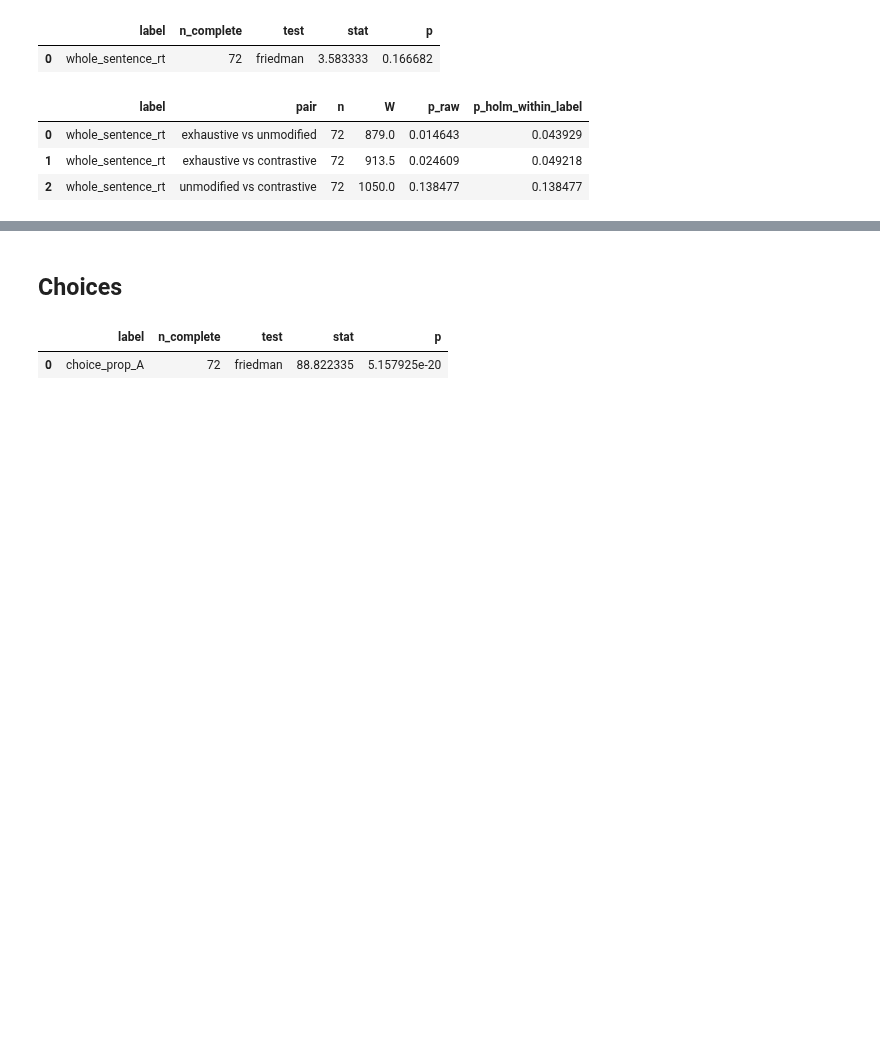
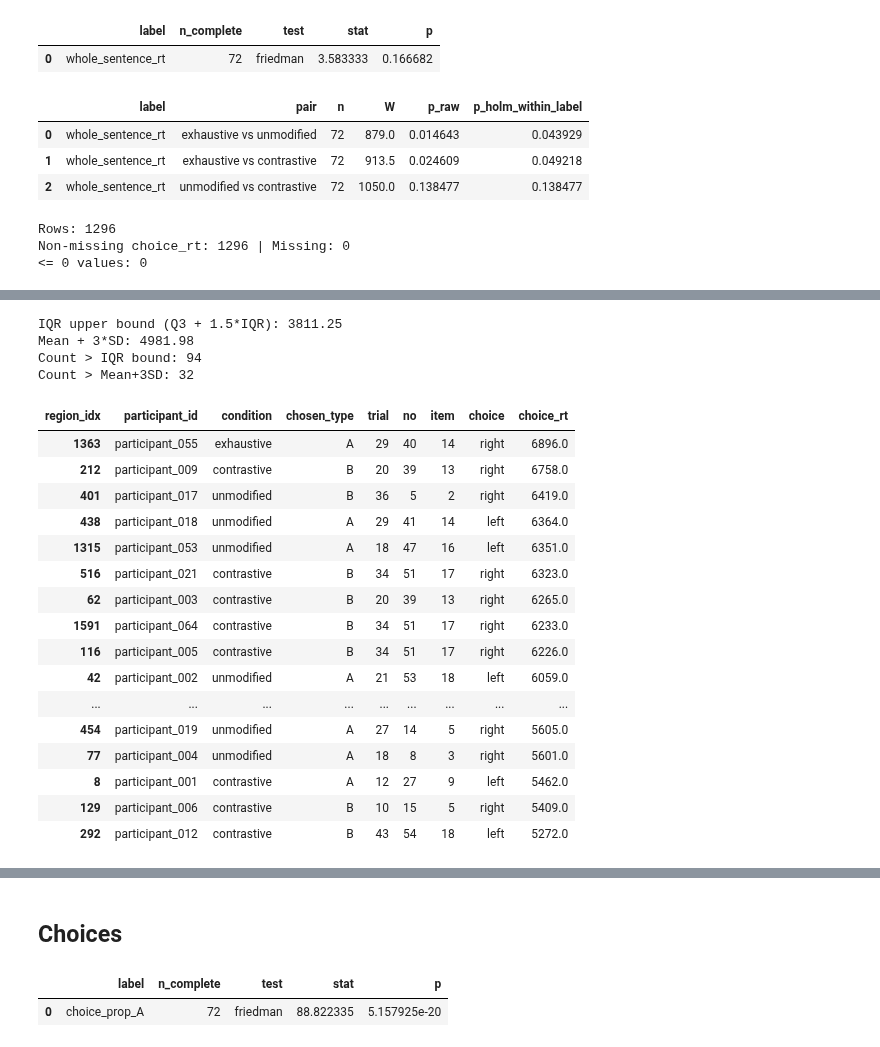
Before and after one commit to partigabor/hungarian-focus-exhaustivity, a Jupyter notebook: experiment_data_processing.ipynb, the cells around one changed output, grey strips where cells are left out. Cells and saved outputs as stored; diff of their text form; code cells hidden in the pictures; blank space fills up the shorter version.

```diff
--- a/experiment_data_processing.ipynb
+++ b/experiment_data_processing.ipynb
@@ -2180,0 +2355,58 @@ except Exception:
+# %%
+# Descriptive diagnostics for trial-level choice_rt
+col = 'choice_rt'
+if col not in events_df.columns:
+    raise ValueError(f"'{col}' not found in events_df")
+
+tmp = events_df.copy()
+tmp[col] = pd.to_numeric(tmp[col], errors='coerce')
+
+# 1) Overall summary
+s = tmp[col]
+print(f"Rows: {len(tmp)}")
+print(f"Non-missing {col}: {s.notna().sum()} | Missing: {s.isna().sum()}")
+print(f"<= 0 values: {(s <= 0).sum()}")
+
+overall = s.describe(percentiles=[0.01, 0.05, 0.10, 0.25, 0.50, 0.75, 0.90, 0.95, 0.99])
+display(overall.to_frame(name=col))
+
+# 2) Outlier checks
+q1, q3 = s.quantile(0.25), s.quantile(0.75)
+iqr = q3 - q1
+iqr_hi = q3 + 1.5 * iqr
+sd_hi = s.mean() + 3 * s.std()
+
+print(f"IQR upper bound (Q3 + 1.5*IQR): {iqr_hi:.2f}")
+print(f"Mean + 3*SD: {sd_hi:.2f}")
+print(f"Count > IQR bound: {(s > iqr_hi).sum()}")
+print(f"Count > Mean+3SD: {(s > sd_hi).sum()}")
+
+# 3) Biggest values (likely driving weird plot scale)
+cols_to_show = [c for c in ['participant_id', 'condition', 'chosen_type', 'trial', 'no', 'item', 'choice', col] if c in tmp.columns]
+top_extreme = tmp.loc[s.notna(), cols_to_show].sort_values(col, ascending=False).head(20)
+display(top_extreme)
+
+# 4) By condition × chosen_type
+group_cols = [c for c in ['condition', 'chosen_type'] if c in tmp.columns]
+by_group = (
+    tmp.dropna(subset=[col])
+       .groupby(group_cols, observed=True)[col]
+       .agg(n='size', mean='mean', median='median', sd='std', p95=lambda x: x.quantile(0.95), p99=lambda x: x.quantile(0.99), max='max')
+       .reset_index()
+       .sort_values(group_cols)
+)
+display(by_group)
+
+# 5) Participant-level means (useful for repeated-measures plots)
+pp = (
+    tmp.dropna(subset=[col])
+       .groupby(['participant_id', 'condition'], observed=True)[col]
+       .mean()
+       .reset_index(name='choice_rt_mean')
+)
+display(pp['choice_rt_mean'].describe(percentiles=[0.01, 0.05, 0.95, 0.99]).to_frame(name='participant_condition_mean'))
+display(pp.sort_values('choice_rt_mean', ascending=False).head(15))
+# %% [output]
+Rows: 1296
+Non-missing choice_rt: 1296 | Missing: 0
+<= 0 values: 0
@@ -2180,0 +2428,21 @@ except Exception:
+IQR upper bound (Q3 + 1.5*IQR): 3811.25
+Mean + 3*SD: 4981.98
+Count > IQR bound: 94
+Count > Mean+3SD: 32
+| region_idx | participant_id | condition | chosen_type | trial | no | item | choice | choice_rt |
+| 1363 | participant_055 | exhaustive | A | 29 | 40 | 14 | right | 6896.0 |
+| 212 | participant_009 | contrastive | B | 20 | 39 | 13 | right | 6758.0 |
+| 401 | participant_017 | unmodified | B | 36 | 5 | 2 | right | 6419.0 |
+| 438 | participant_018 | unmodified | A | 29 | 41 | 14 | left | 6364.0 |
+| 1315 | participant_053 | unmodified | A | 18 | 47 | 16 | left | 6351.0 |
+| 516 | participant_021 | contrastive | B | 34 | 51 | 17 | right | 6323.0 |
+| 62 | participant_003 | contrastive | B | 20 | 39 | 13 | right | 6265.0 |
+| 1591 | participant_064 | contrastive | B | 34 | 51 | 17 | right | 6233.0 |
+| 116 | participant_005 | contrastive | B | 34 | 51 | 17 | right | 6226.0 |
+| 42 | participant_002 | unmodified | A | 21 | 53 | 18 | left | 6059.0 |
+| ... | ... | ... | ... | ... | ... | ... | ... | ... |
+| 454 | participant_019 | unmodified | A | 27 | 14 | 5 | right | 5605.0 |
+| 77 | participant_004 | unmodified | A | 18 | 8 | 3 | right | 5601.0 |
+| 8 | participant_001 | contrastive | A | 12 | 27 | 9 | left | 5462.0 |
+| 129 | participant_006 | contrastive | B | 10 | 15 | 5 | right | 5409.0 |
+| 292 | participant_012 | contrastive | B | 43 | 54 | 18 | left | 5272.0 |
```
Also changed, not shown: parts of 23 cells of this notebook, 42 other files.
